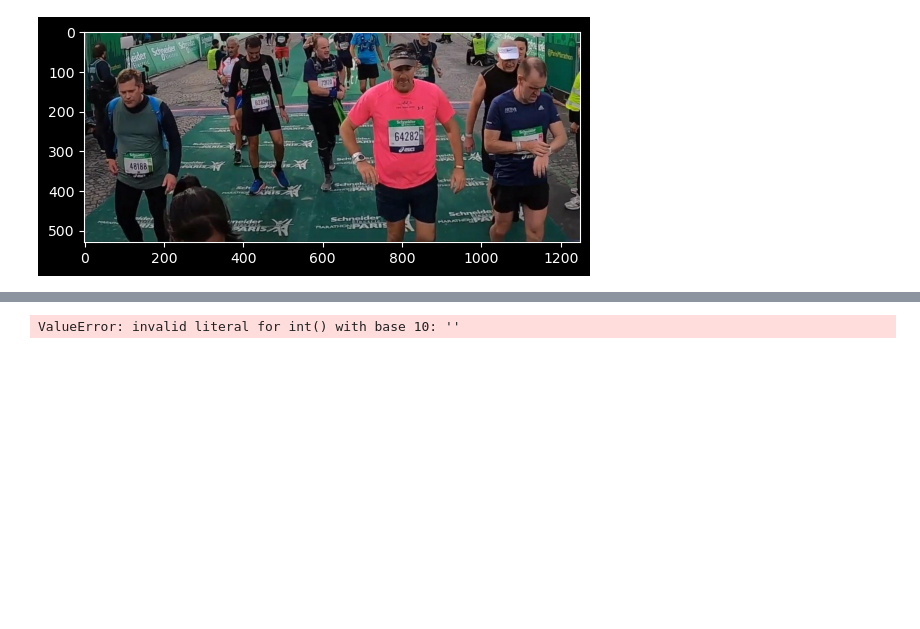
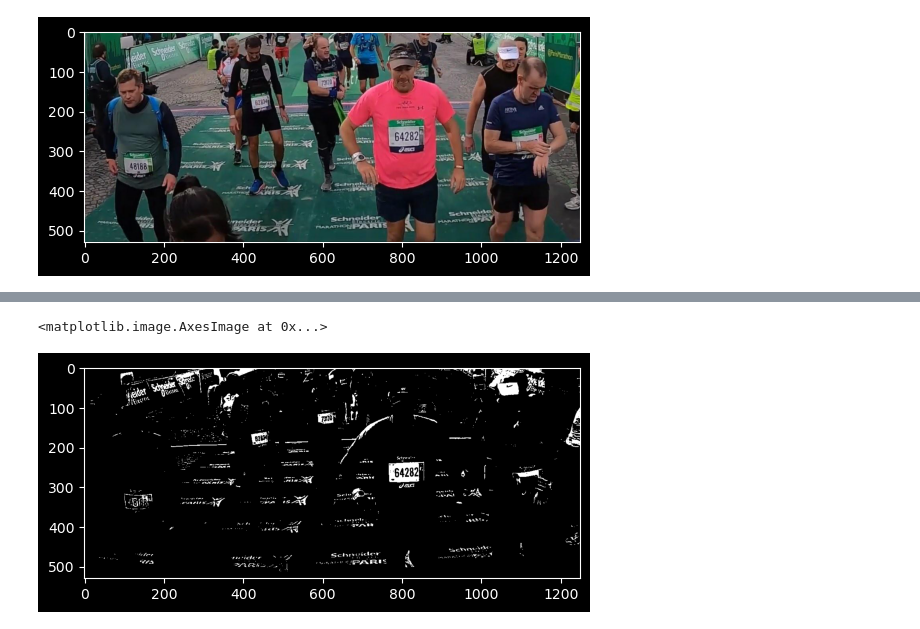
Before and after one commit to ThomasLamalle/MarathonVisionOCR, a Jupyter notebook: try_EAST.ipynb, the cells around one changed output, grey strips where cells are left out. Drawn from its saved outputs; the diff is of its cells as text; code cells hidden in the pictures; blank space fills up the shorter version.

```diff
--- a/try_EAST.ipynb
+++ b/try_EAST.ipynb
@@ -74,4 +27,0 @@ res_df = pd.concat(df_list)
-# %%
-int("")
-# %% [output]
-ValueError: invalid literal for int() with base 10: ''
@@ -78,4 +84,9 @@ ValueError: invalid literal for int() with base 10: ''
 # %%
-gray = cv2.cvtColor(crop, cv2.COLOR_RGB2GRAY)
-bh = cv2.morphologyEx(gray, cv2.MORPH_BLACKHAT, (13, 5))
-plt.imshow(bh, cmap='gray')
+gray = cv2.cvtColor(img, cv2.COLOR_RGB2GRAY)
+
+threshold = 150
+threshed_for_morph = cv2.threshold(gray, threshold, 255, cv2.THRESH_BINARY)[1]
+plt.imshow(threshed_for_morph,cmap='gray')
+# %% [output]
+<matplotlib.image.AxesImage at 0x...>
+[figure, added]
```
Also changed, not shown: parts of 12 cells of this notebook, 13 other files.
